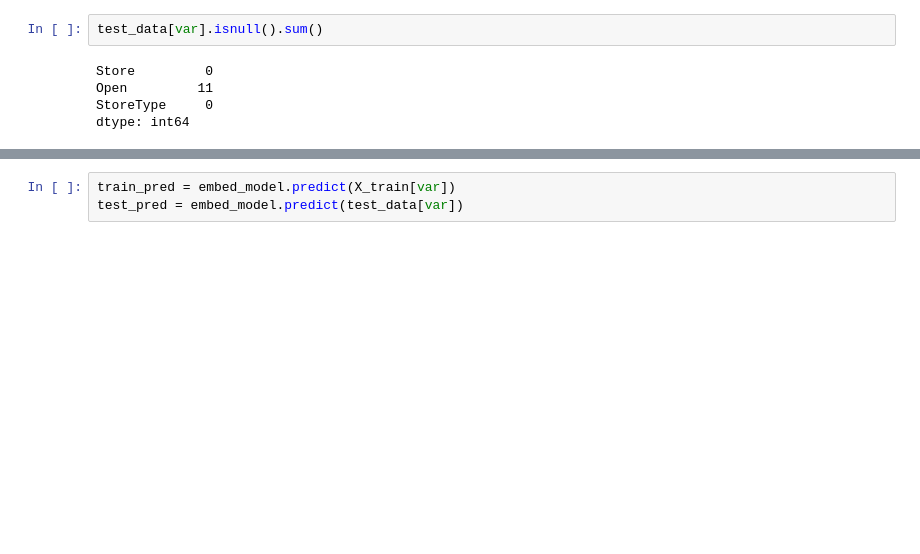
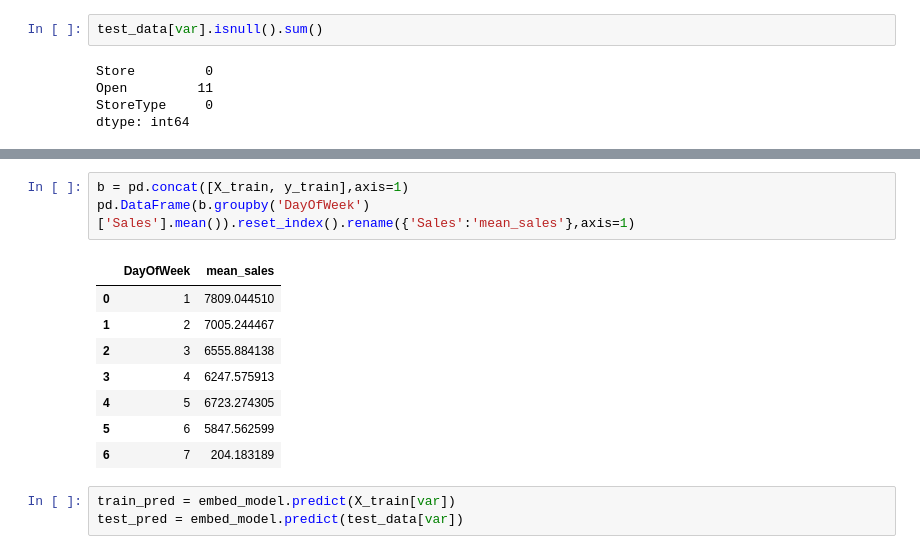
Before and after one commit to suvkp/Cat2Emb, a Jupyter notebook: EDA.ipynb, the cells around one changed output, grey strips where cells are left out. Cells and saved outputs as stored; diff of their text form; blank space fills up the shorter version.

```diff
--- a/EDA.ipynb
+++ b/EDA.ipynb
@@ -214,3 +273,15 @@ total inputs:
+# %%
+b = pd.concat([X_train, y_train],axis=1)
+pd.DataFrame(b.groupby('DayOfWeek')['Sales'].mean()).reset_index().rename({'Sales':'mean_sales'},axis=1)
+# %% [output]
+|  | DayOfWeek | mean_sales |
+| 0 | 1 | 7809.044510 |
+| 1 | 2 | 7005.244467 |
+| 2 | 3 | 6555.884138 |
+| 3 | 4 | 6247.575913 |
+| 4 | 5 | 6723.274305 |
+| 5 | 6 | 5847.562599 |
+| 6 | 7 | 204.183189 |
 # %%
 train_pred = embed_model.predict(X_train[var])
 test_pred = embed_model.predict(test_data[var])
```
Also changed, not shown: parts of 6 cells of this notebook, 9 other files.
